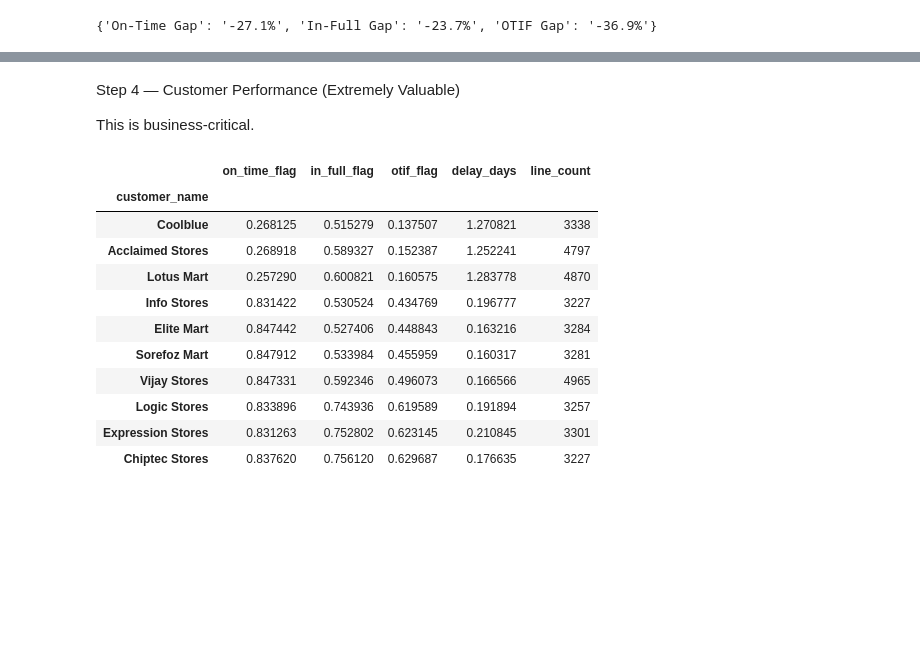
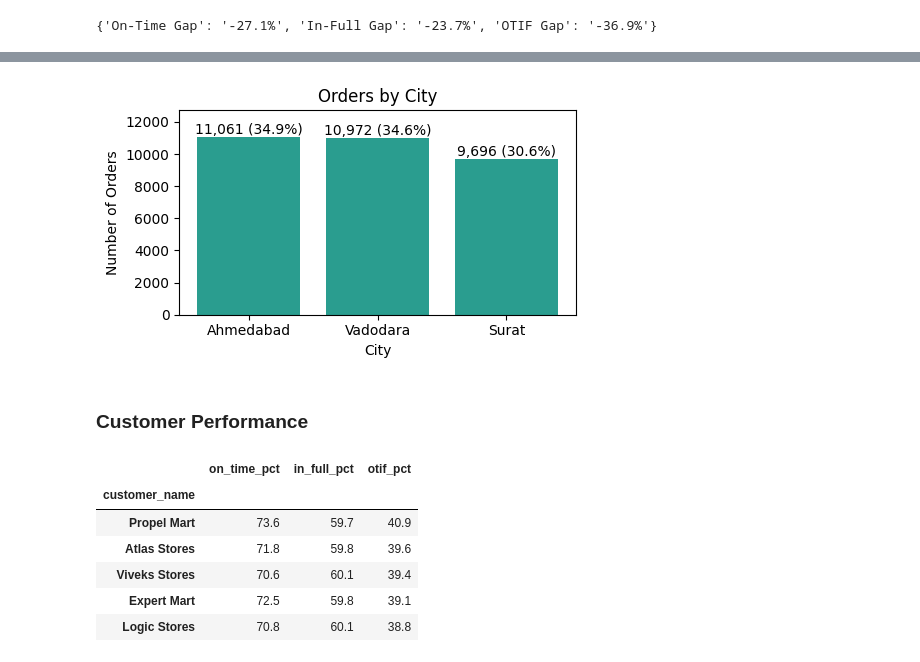
Before and after one commit to jacobdbt2100/supply-chain-service-level-tracking, a Jupyter notebook: notebooks/data_cleaning_and_exploration_supply_chain_service_level_tracking.ipynb, the cells around one changed output, grey strips where cells are left out. Cells and saved outputs as stored; diff of their text form; code cells hidden in the pictures; blank space fills up the shorter version.

```diff
--- a/notebooks/data_cleaning_and_exploration_supply_chain_service_level_tracking.ipynb
+++ b/notebooks/data_cleaning_and_exploration_supply_chain_service_level_tracking.ipynb
@@ -401,6 +407,8 @@ orders_aggregate = order_lines.groupby('order_id').agg({
     'customer_name': 'first',
     'city': 'first',
     'order_placement_date': 'first',
+    'delay_days': 'first',
+    'late_delivery_flag': 'first',
     'year': 'first',
     'month': 'first',
     'on_time_flag': 'all',
@@ -507,34 +511,54 @@ city_perf.head(10)
+# %%
+import matplotlib.pyplot as plt
+
+orders_by_city = orders_aggregate.groupby('city')['order_id'].count().sort_values(ascending=False)
+
+total_orders = orders_by_city.sum()
+
+plt.figure(figsize=(5,3))
+bars = plt.bar(orders_by_city.index, orders_by_city.values, color='#2a9d8f')
+
+plt.title('Orders by City')
+plt.xlabel('City')
+plt.ylabel('Number of Orders')
+
+plt.xticks(rotation=0)
+
+plt.ylim(0, orders_by_city.values.max() * 1.15)
+
+for bar, (city, count) in zip(bars, orders_by_city.items()):
+    plt.text(
+        bar.get_x() + bar.get_width()/2,
+        bar.get_height(),
+        f"{count:,} ({round(count/total_orders*100,1)}%)",
+        ha='center',
+        va='bottom'
+    )
+
+plt.tight_layout()
+plt.show()
+# %% [output]
+[figure, added]
 # %% [markdown]
-Step 4 — Customer Performance (Extremely Valuable)
-
-This is business-critical.
+### Customer Performance
 # %%
-customer_perf = (
-    order_lines
-    .groupby('customer_name')
-    .agg({
-        'on_time_flag':'mean',
-        'in_full_flag':'mean',
-        'otif_flag':'mean',
-        'delay_days':'mean',
-        'order_id':'count'
-    })
-    .rename(columns={'order_id':'line_count'})
-    .sort_values('otif_flag')
-)
+customer_perf = orders_aggregate.groupby('customer_name').agg({
+    'on_time_flag':'mean',
+    'in_full_flag':'mean',
+    'otif_flag':'mean'
+}).rename(columns={
+    'on_time_flag':'on_time_pct',
+    'in_full_flag':'in_full_pct',
+    'otif_flag':'otif_pct'
+}).mul(100).round(1).sort_values('otif_pct', ascending=False)
 
-customer_perf.head(10)
+customer_perf.head()
 # %% [output]
-|  | on_time_flag | in_full_flag | otif_flag | delay_days | line_count |
-| customer_name |  |  |  |  |  |
-| Coolblue | 0.268125 | 0.515279 | 0.137507 | 1.270821 | 3338 |
-| Acclaimed Stores | 0.268918 | 0.589327 | 0.152387 | 1.252241 | 4797 |
-| Lotus Mart | 0.257290 | 0.600821 | 0.160575 | 1.283778 | 4870 |
-| Info Stores | 0.831422 | 0.530524 | 0.434769 | 0.196777 | 3227 |
-| Elite Mart | 0.847442 | 0.527406 | 0.448843 | 0.163216 | 3284 |
-| Sorefoz Mart | 0.847912 | 0.533984 | 0.455959 | 0.160317 | 3281 |
-| Vijay Stores | 0.847331 | 0.592346 | 0.496073 | 0.166566 | 4965 |
-| Logic Stores | 0.833896 | 0.743936 | 0.619589 | 0.191894 | 3257 |
-| Expression Stores | 0.831263 | 0.752802 | 0.623145 | 0.210845 | 3301 |
-| Chiptec Stores | 0.837620 | 0.756120 | 0.629687 | 0.176635 | 3227 |
+|  | on_time_pct | in_full_pct | otif_pct |
+| customer_name |  |  |  |
+| Propel Mart | 73.6 | 59.7 | 40.9 |
+| Atlas Stores | 71.8 | 59.8 | 39.6 |
+| Viveks Stores | 70.6 | 60.1 | 39.4 |
+| Expert Mart | 72.5 | 59.8 | 39.1 |
+| Logic Stores | 70.8 | 60.1 | 38.8 |
 # %% [markdown]
```
Also changed, not shown: parts of 38 cells of this notebook, 8 other files.
